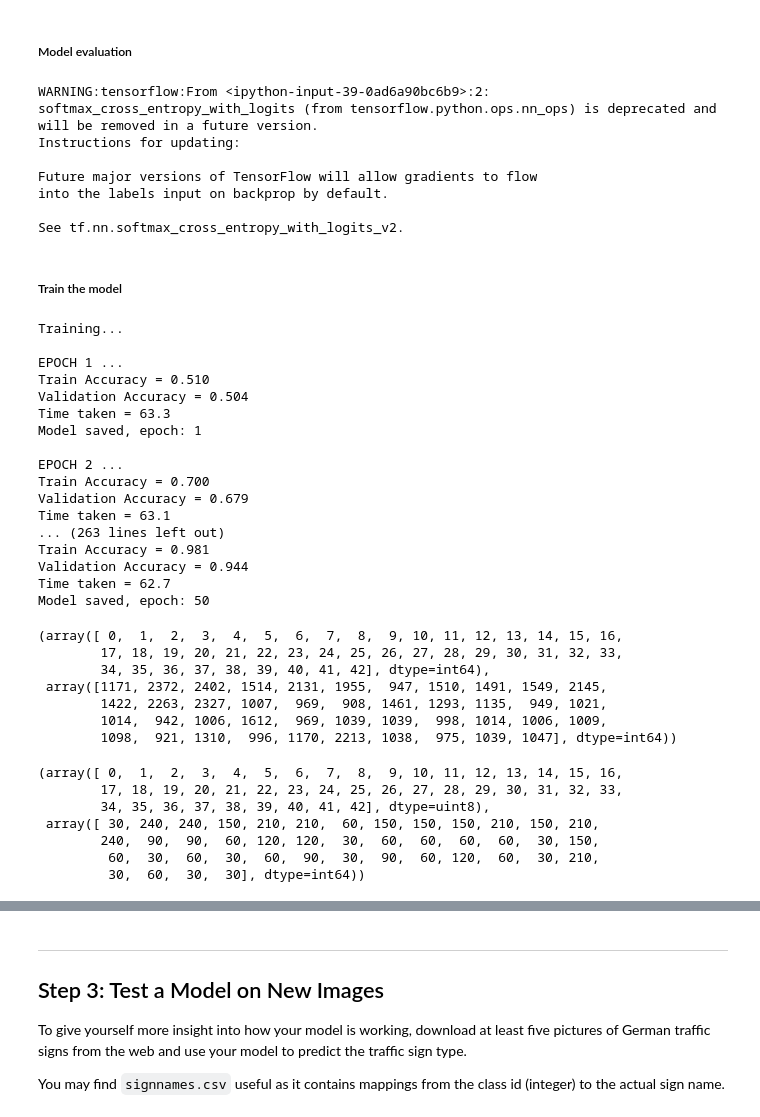
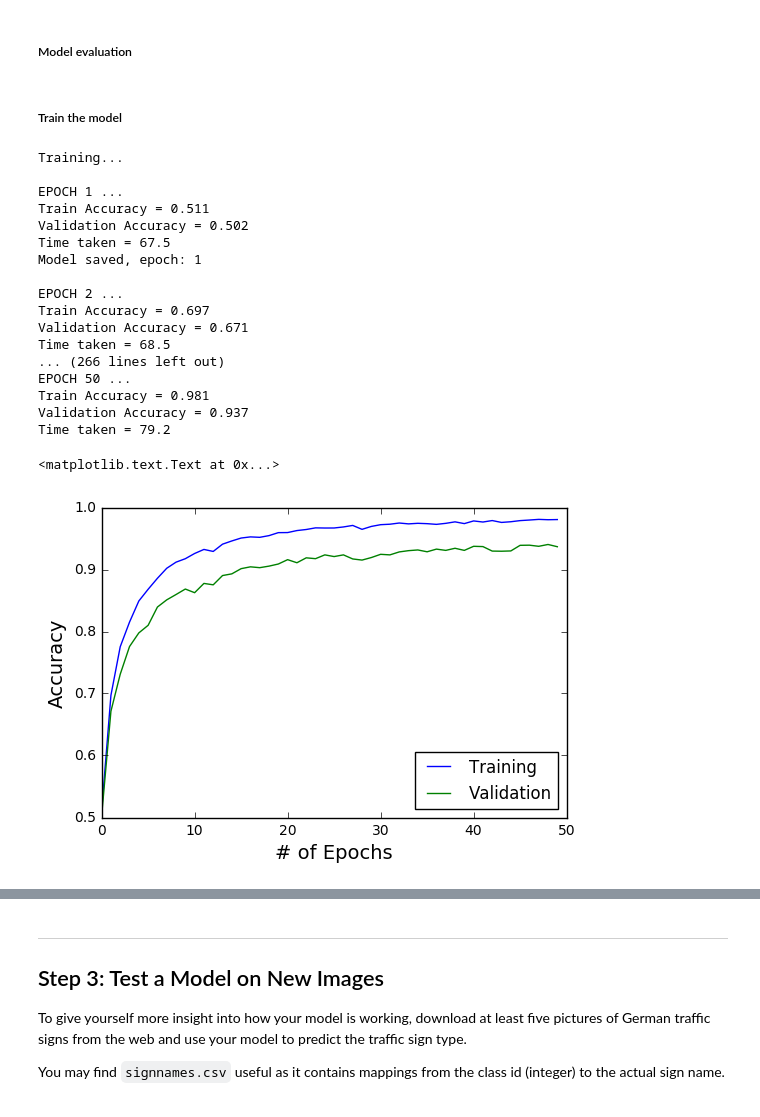
Before and after one commit to vijaykrishnay/Udacity_TrafficSignClassifier, a Jupyter notebook: Traffic_Sign_Classifier.ipynb, the cells around one changed output, grey strips where cells are left out. Cells and saved outputs as stored; diff of their text form; code cells hidden in the pictures.

Commit message:
Updated reporting and models

```diff
--- a/Traffic_Sign_Classifier.ipynb
+++ b/Traffic_Sign_Classifier.ipynb
@@ -551,27 +535,14 @@ sets imply underfitting. A high accuracy on the training set but low accuracy on
 # %%
 rate = 0.002
 # %%
-logits = LeNet(x)
+logits = LeNet(x, keep_prob)
 cross_entropy = tf.nn.softmax_cross_entropy_with_logits(labels=one_hot_y, logits=logits)
-
-# class_weights = tf.constant(class_weights, dtype=tf.float32)
-# weights = tf.reduce_sum(class_weights * one_hot_y, axis=1)
-# weighted_cross_entropy = cross_entropy * weights
-# ##cross_entropy = tf.multiply(cross_entropy, class_weights)
 
 # loss_operation = tf.reduce_mean(weighted_cross_entropy)
 loss_operation = tf.reduce_mean(cross_entropy)
 
 optimizer = tf.train.AdamOptimizer(learning_rate = rate)
 training_operation = optimizer.minimize(loss_operation)
-# %% [output]
-WARNING:tensorflow:From <ipython-input-39-0ad6a90bc6b9>:2: softmax_cross_entropy_with_logits (from tensorflow.python.ops.nn_ops) is deprecated and will be removed in a future version.
-Instructions for updating:
-
-Future major versions of TensorFlow will allow gradients to flow
-into the labels input on backprop by default.
-
-See tf.nn.softmax_cross_entropy_with_logits_v2.
 # %%
 correct_prediction = tf.equal(tf.argmax(logits, 1), tf.argmax(one_hot_y, 1))
 accuracy_operation = tf.reduce_mean(tf.cast(correct_prediction, tf.float32))
@@ -583,6 +554,7 @@ def evaluate(X_data, y_data):
     sess = tf.get_default_session()
     for offset in range(0, num_examples, BATCH_SIZE):
         batch_x, batch_y = X_data[offset:offset+BATCH_SIZE], y_data[offset:offset+BATCH_SIZE]
-        accuracy = sess.run(accuracy_operation, feed_dict={x: batch_x, y: batch_y})
+        accuracy = sess.run(accuracy_operation, feed_dict={x: batch_x, y: batch_y,
+                                                           keep_prob: KEEP_PROB})
         total_accuracy += (accuracy * len(batch_x))
     return total_accuracy / num_examples
@@ -622,7 +583,7 @@ with tf.Session() as sess:
         for offset in range(0, num_examples, BATCH_SIZE):
             end = offset + BATCH_SIZE
             batch_x, batch_y = X_train[offset:end], y_train[offset:end]
-            sess.run(training_operation, feed_dict={x: batch_x, y: batch_y})
+            sess.run(training_operation, feed_dict={x: batch_x, y: batch_y, keep_prob: KEEP_PROB})
 
         train_accuracy = evaluate(X_train, y_train)
         validation_accuracy = evaluate(X_valid, y_valid)
@@ -645,37 +606,26 @@ with tf.Session() as sess:
 Training...
 
 EPOCH 1 ...
-Train Accuracy = 0.510
-Validation Accuracy = 0.504
-Time taken = 63.3
+Train Accuracy = 0.511
+Validation Accuracy = 0.502
+Time taken = 67.5
 Model saved, epoch: 1
 
 EPOCH 2 ...
-Train Accuracy = 0.700
-Validation Accuracy = 0.679
-Time taken = 63.1
-... (263 lines left out)
+Train Accuracy = 0.697
+Validation Accuracy = 0.671
+Time taken = 68.5
+... (266 lines left out)
+EPOCH 50 ...
 Train Accuracy = 0.981
-Validation Accuracy = 0.944
-Time taken = 62.7
-Model saved, epoch: 50
+Validation Accuracy = 0.937
+Time taken = 79.2
-# %%
-np.unique(y_train, return_counts=True)
-# %% [output]
-(array([ 0,  1,  2,  3,  4,  5,  6,  7,  8,  9, 10, 11, 12, 13, 14, 15, 16,
-        17, 18, 19, 20, 21, 22, 23, 24, 25, 26, 27, 28, 29, 30, 31, 32, 33,
-        34, 35, 36, 37, 38, 39, 40, 41, 42], dtype=int64),
- array([1171, 2372, 2402, 1514, 2131, 1955,  947, 1510, 1491, 1549, 2145,
-        1422, 2263, 2327, 1007,  969,  908, 1461, 1293, 1135,  949, 1021,
-        1014,  942, 1006, 1612,  969, 1039, 1039,  998, 1014, 1006, 1009,
-        1098,  921, 1310,  996, 1170, 2213, 1038,  975, 1039, 1047], dtype=int64))
-# %%
-np.unique(y_valid, return_counts=True)
-# %% [output]
-(array([ 0,  1,  2,  3,  4,  5,  6,  7,  8,  9, 10, 11, 12, 13, 14, 15, 16,
-        17, 18, 19, 20, 21, 22, 23, 24, 25, 26, 27, 28, 29, 30, 31, 32, 33,
-        34, 35, 36, 37, 38, 39, 40, 41, 42], dtype=uint8),
- array([ 30, 240, 240, 150, 210, 210,  60, 150, 150, 150, 210, 150, 210,
-        240,  90,  90,  60, 120, 120,  30,  60,  60,  60,  60,  30, 150,
-         60,  30,  60,  30,  60,  90,  30,  90,  60, 120,  60,  30, 210,
-         30,  60,  30,  30], dtype=int64))
+# %%
+plt.plot(train_acc_list, label="Training")
+plt.plot(validation_acc_list, label="Validation")
+plt.legend(loc='lower right')
+plt.xlabel("# of Epochs", fontsize=14)
+plt.ylabel("Accuracy", fontsize=14)
+# %% [output]
+<matplotlib.text.Text at 0x...>
+[figure, added]
```
Also changed, not shown: parts of 39 cells of this notebook, 21 other files.
